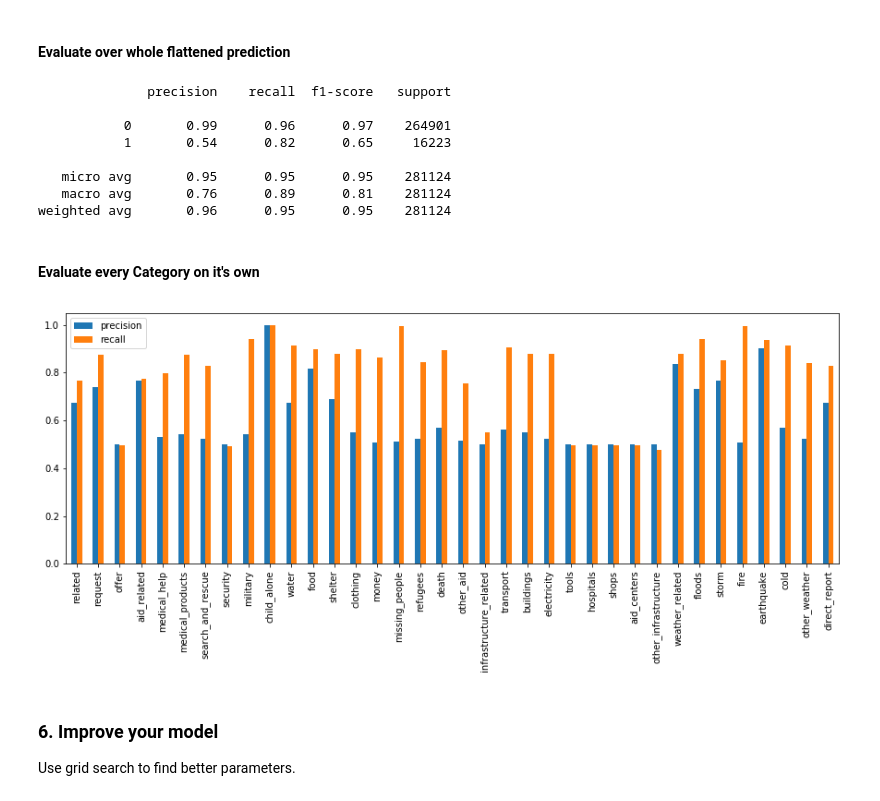
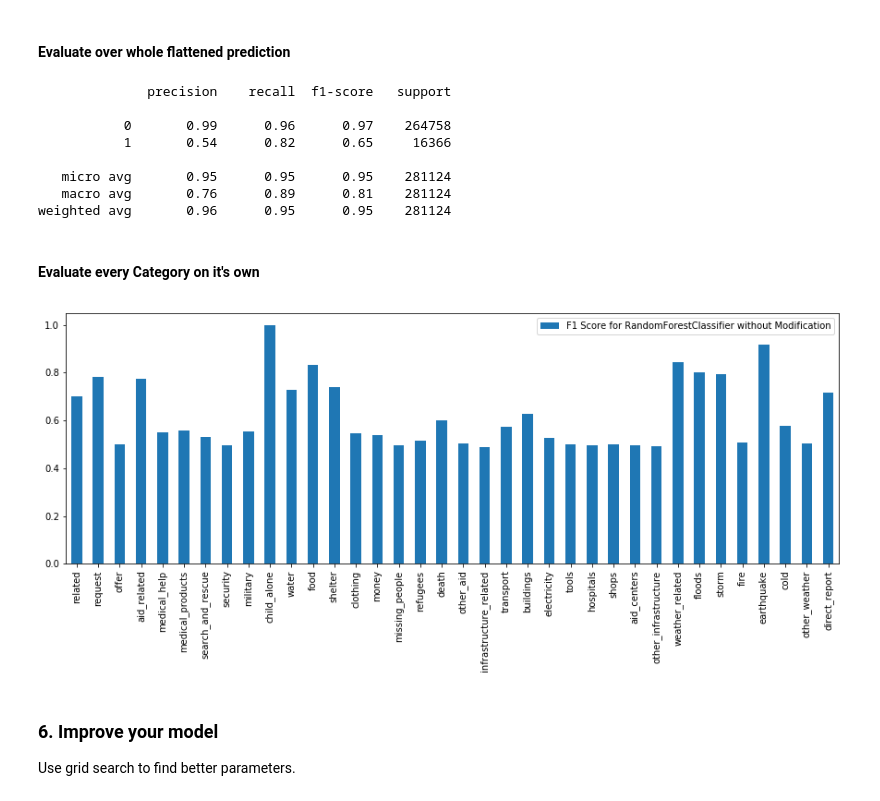
Before and after one commit to herrfeder/DataScientist, a Jupyter notebook: Project_02_Disaster_Response_Pipelines/02_ML_Pipeline_Preparation.ipynb, the cells around one changed output. Saved outputs shown, nothing was run; the diff lists cells and outputs as text; code cells hidden in the pictures.

```diff
--- a/Project_02_Disaster_Response_Pipelines/02_ML_Pipeline_Preparation.ipynb
+++ b/Project_02_Disaster_Response_Pipelines/02_ML_Pipeline_Preparation.ipynb
@@ -186,11 +188,11 @@ def return_multioutput_f1_prec_recall(Y_pred, Y_test, mac_avg=False):
         Y_test: dataframe or array/list of arrays/lists
                     Example: [[1,2,3],[4,5,6],[7,8,9]]
 
-        mac_avg: If True returns Dict with Category names and Macro Average Value only
+        mac_avg: If True returns Dict with Category names and F1 Score
 
     Output:
         If mac_avg==False: prints precision, recall and f1-score
-        If mac_avg==True: returns Dict with Category names and Macro Average Value only
+        If mac_avg==True: returns Dict with Category names and F1 Score
 
     """
     if mac_avg:
@@ -198,8 +200,7 @@ def return_multioutput_f1_prec_recall(Y_pred, Y_test, mac_avg=False):
 
     for pred_row, test_row, colname in zip(Y_pred.T, Y_test.to_numpy().T, Y_test.columns):
         if mac_avg:
-            mac_avg_dict[colname] = (classification_report(pred_row, test_row, output_dict=True)["macro avg"]["precision"],
-                                     classification_report(pred_row, test_row, output_dict=True)["macro avg"]["recall"])
+            mac_avg_dict[colname] = classification_report(pred_row, test_row, output_dict=True)["macro avg"]["f1-score"]
         else:
             print("Report for Category: {}".format(colname))
             print(classification_report(pred_row, test_row))
@@ -218,18 +219,18 @@ def return_flatted_f1_prec_recall(Y_pred, Y_test, mac_avg=False):
         Y_test: dataframe or array/list of arrays/lists
                     Example: [[1,2,3],[4,5,6],[7,8,9]]
 
-        mac_avg: If True returns Macro Average Value only
+        mac_avg: If True returns F1-Score
 
     Output:
         If mac_avg==False: prints precision recall and f1-score
-        If mac_avg==True: returns Macro Average only
+        If mac_avg==True: returns F1-Score only
 
     """
 
     flat_Y_pred = flat_arr_df(Y_pred)
     flat_Y_test = flat_arr_df(Y_test)
     if mac_avg:
-        return classification_report(flat_Y_pred, flat_Y_test, output_dict=True)["macro avg"]["precision"]
+        return classification_report(flat_Y_pred, flat_Y_test, output_dict=True)["macro avg"]["f1-score"]
     else:
         print(classification_report(flat_Y_pred, flat_Y_test))
 # %% [markdown]
@@ -265,28 +266,30 @@ weighted avg       1.00      1.00      1.00         9
 # %% [markdown]
 #### Test real model prediction
 # %%
-Y_pred = pipeline.predict(X_test)
+Y_pred_01 = pipeline.predict(X_test)
 # %% [markdown]
 #### Evaluate over whole flattened prediction
 # %%
-return_flatted_f1_prec_recall(Y_pred,Y_test)
+return_flatted_f1_prec_recall(Y_pred_01,Y_test)
 # %% [output]
               precision    recall  f1-score   support
 
-           0       0.99      0.96      0.97    264901
-           1       0.54      0.82      0.65     16223
+           0       0.99      0.96      0.97    264758
+           1       0.54      0.82      0.65     16366
 
    micro avg       0.95      0.95      0.95    281124
    macro avg       0.76      0.89      0.81    281124
 weighted avg       0.96      0.95      0.95    281124
 # %% [markdown]
 #### Evaluate every Category on it's own
+# %%
+cla_report_rfc_b = pd.Series(return_multioutput_f1_prec_recall(Y_pred_01, Y_test, mac_avg=True))
+cla_report_rfc_b = cla_report_rfc_b.to_frame()
 # %%
-cla_report_rfc_b=pd.DataFrame(return_multioutput_f1_prec_recall(Y_pred, Y_test,mac_avg=True)).T
-cla_report_rfc_b.rename(columns={0:"precision_rfb_b",1:"recall_rfb_b"}, inplace=True)
+cla_report_rfc_b.rename(columns={0:"F1 Score for RandomForestClassifier without Modification"}, inplace=True)
 _ = cla_report_rfc_b.plot(kind="bar", figsize=(15,5))
 # %% [output]
-[figure, old version]
+[figure, new version]
 # %% [markdown]
 ### 6. Improve your model
 Use grid search to find better parameters.
```
Also changed, not shown: parts of 35 cells of this notebook, 1 other file.
